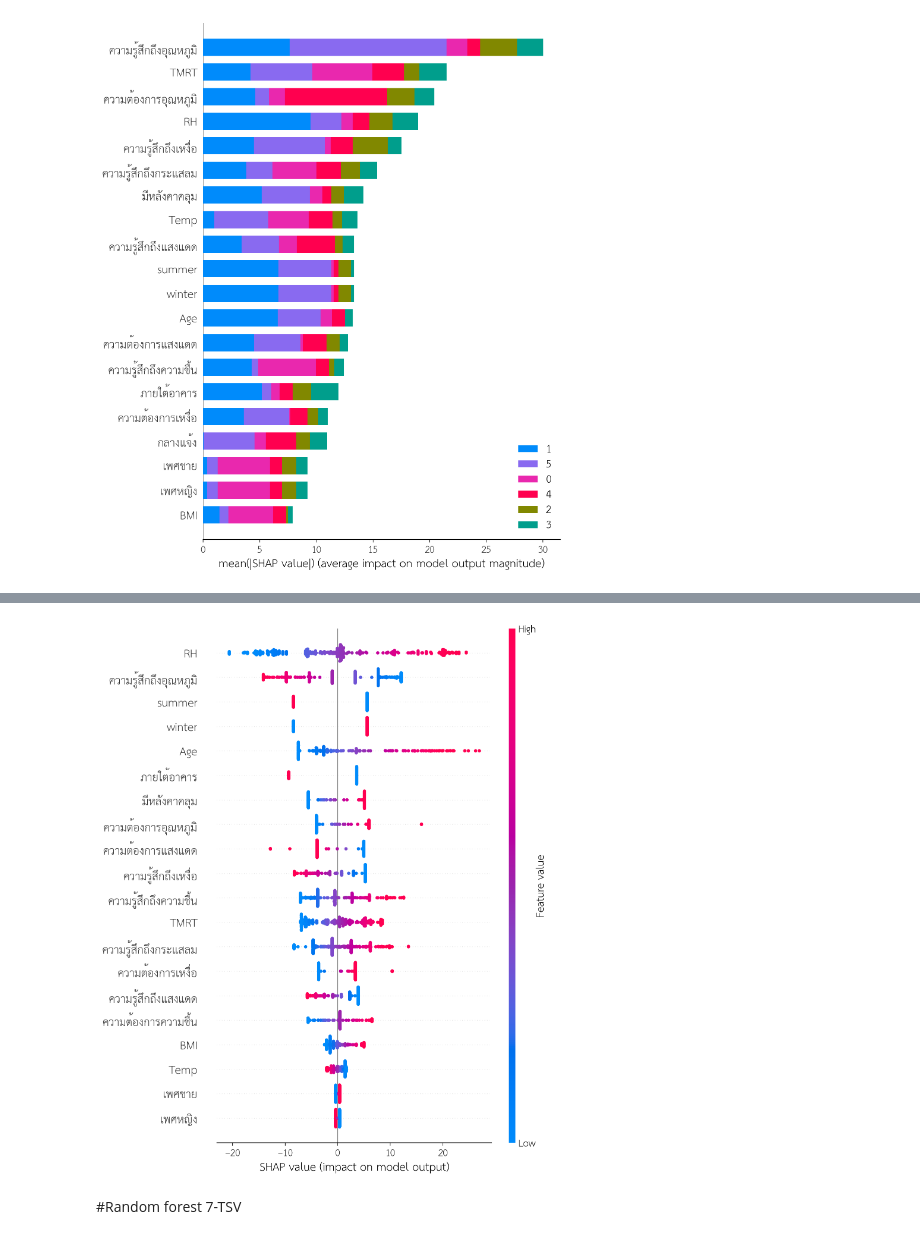
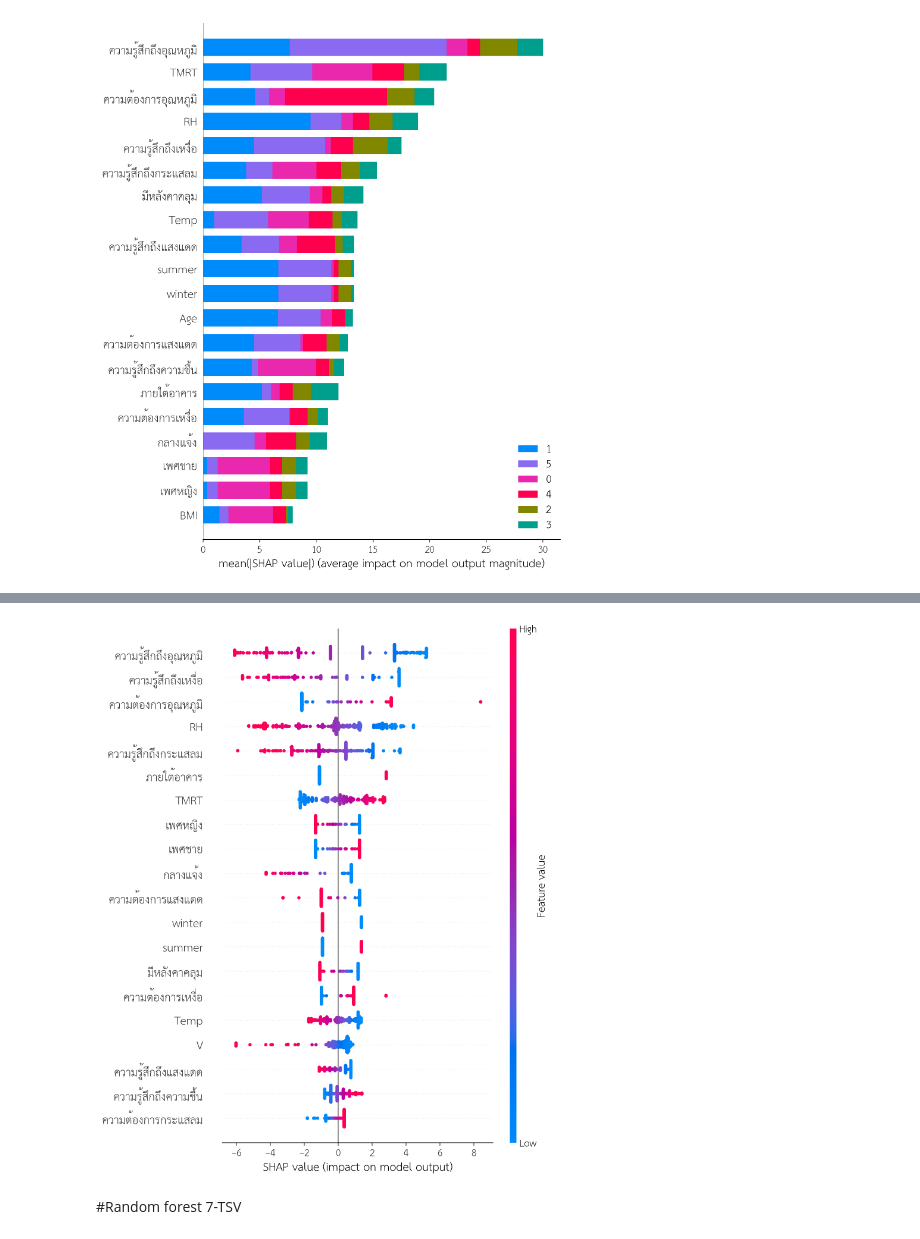
Before and after one commit to Thipwadee/Project2, a Jupyter notebook: 7_TSV_Clf_Models_Explained.ipynb, the cells around one changed output, grey strips where cells are left out. Saved outputs shown, nothing was run; the diff lists cells and outputs as text; code cells hidden in the pictures.

```diff
--- a/7_TSV_Clf_Models_Explained.ipynb
+++ b/7_TSV_Clf_Models_Explained.ipynb
@@ -349,7 +349,7 @@ class_names = [0,1,2,3,4,5]
 # %%
 masker = shap.maskers.Independent(data = X_train_res)
 # SHAP Interpreter
-shapExplainer = shap.LinearExplainer(Log_reg,masker=masker)
+shapExplainer = shap.LinearExplainer(result,masker=masker)
 shapValues = shapExplainer.shap_values(X_train_res)
 
 # Explainer details
@@ -362,7 +366,7 @@ shap.summary_plot(shapValues, X_train_res.values, plot_type = 'bar', class_names
 # %%
-shap.summary_plot(shapValues[1], X_train_res.values, feature_names = X_train_res.columns)
+shap.summary_plot(shapValues[2], X_train_res.values, feature_names = X_train_res.columns)
 # %% [output]
-[figure, old version]
+[figure, new version]
 # %% [markdown]
 #Random forest 7-TSV
 # %%
```
Also changed, not shown: parts of 8 cells of this notebook.
